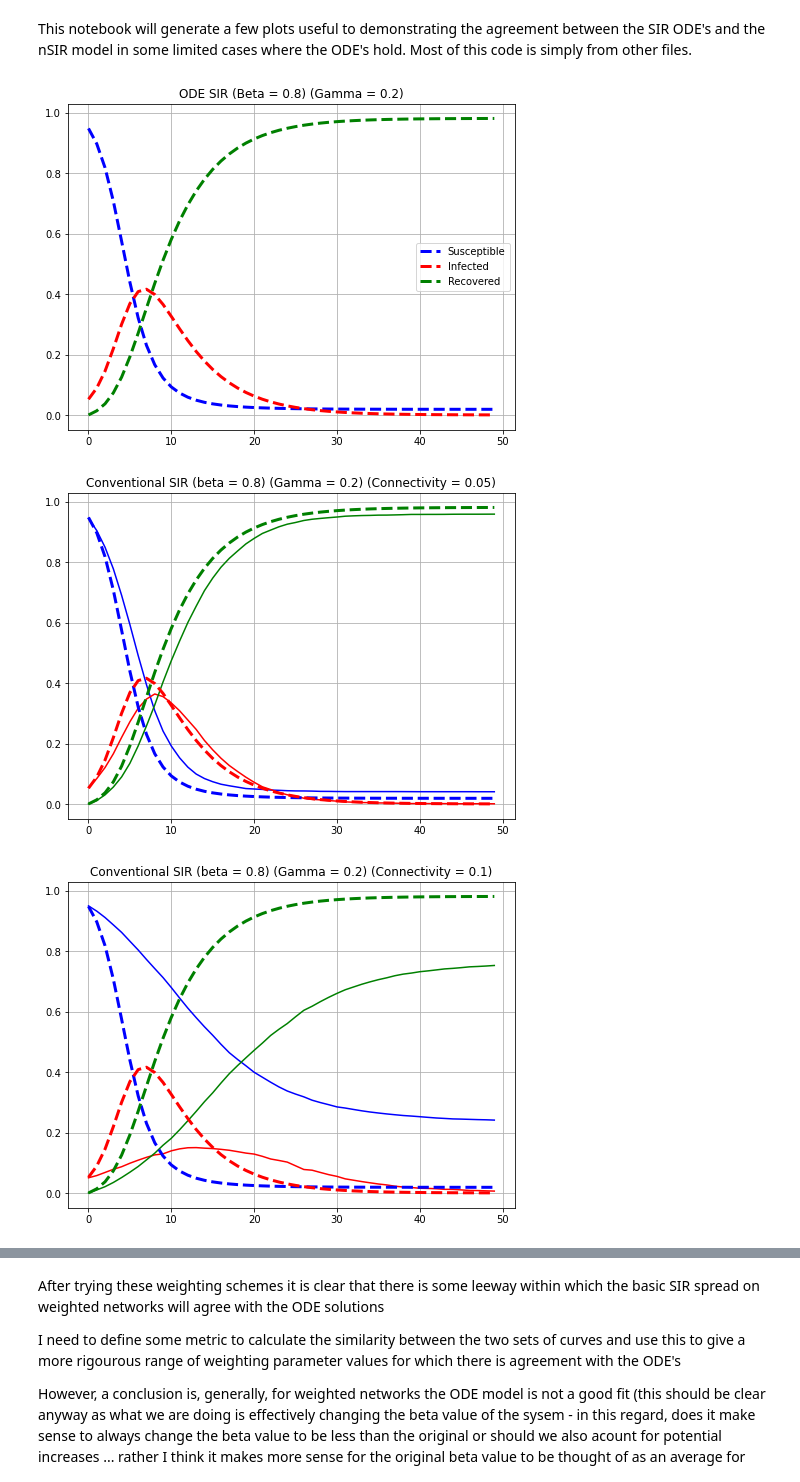
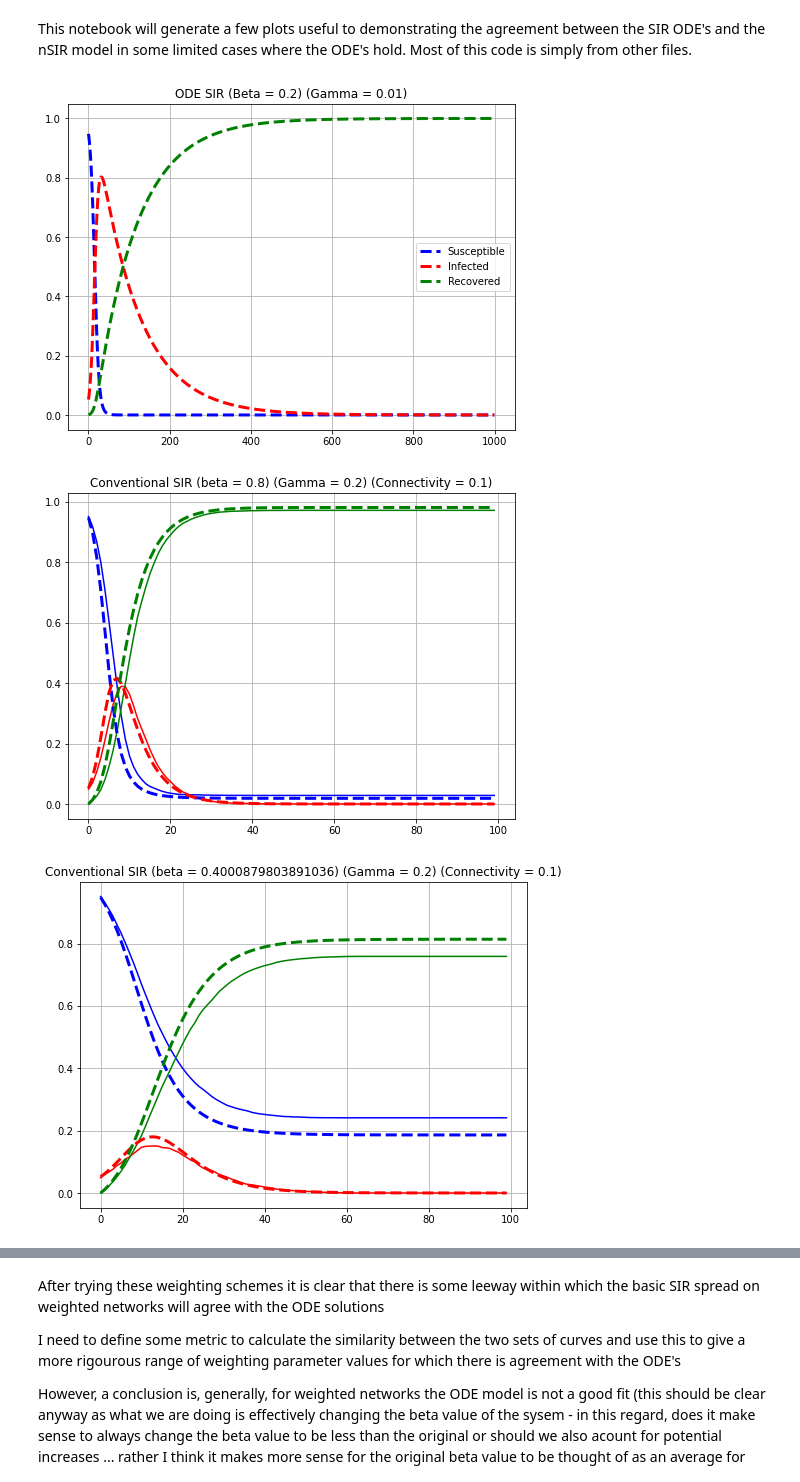
Before and after one commit to Dellapino/MSci-Project, a Jupyter notebook: Validation plots.ipynb, the cells around one changed output, grey strips where cells are left out. Cells and saved outputs as stored; diff of their text form; code cells hidden in the pictures.

```diff
--- a/Validation plots.ipynb
+++ b/Validation plots.ipynb
@@ -33,21 +33,25 @@ dataset_names = [
     'Workplace 2']
 
 simulation_params = {}
-simulation_params['Time'] = 50
+simulation_params['Time'] = 100
 simulation_params['Runs'] = 25
 simulation_params['Initial'] = 0.05
 simulation_params['Beta'] = 0.8
 simulation_params['Gamma'] = 0.2
 simulation_params['Threshold'] = 65*2 # only affects simulation
 
+original_beta = simulation_params['Beta']
+connectivity = 0.1
+
 G = nm.build_nxgraph(dataset_paths[3], False) # un-normalised weighted networkx graph
-
 N = len(G)
 # %%
 # ODE
 plt.figure(figsize=(8, 6))
 plt.grid()
-
+simulation_params['Beta'] = 0.2
+simulation_params['Gamma'] = 0.01
+simulation_params['Time'] = 1000
 analytic_time = np.arange(0, simulation_params['Time'])
 S, I, R = sir.analytic_sol(G, simulation_params)
 
@@ -60,7 +64,7 @@ plt.legend(loc = 'center right')
 
 plt.show()
 # %% [output]
-[figure, old version]
+[figure, new version]
 # %%
 def test_sir(H, params): # propogation algorithm for basic SIR on network
     update_dict = {}
@@ -147,8 +151,6 @@ def smooth_basic(H, params):
     return s_smooth, i_smooth, r_smooth
 # %%
 # ODE vs complete network (unweighted graph)
-
-connectivity = 0.05
 
 H = nx.fast_gnp_random_graph(N, connectivity) # Complete graph
 H = sir.initialise_weight(H, 1) # give every edge a weight of 1
@@ -172,42 +174,64 @@ plt.plot(t, R, linewidth = 3,  color = 'g', linestyle = 'dashed', alpha = 1)
 
 plt.grid()
 # %% [output]
-[figure, old version]
+[figure, new version]
+# %%
+
+def weighted_beta(G, original_beta): # takes the orginal beta and returns an equivalent for a weighted network
+    nodes = list(G.nodes)
+    total = 0
+    for node in nodes:
+        connections = list(G.neighbors(node))
+        subtotal = 0
+        for connection in connections:
+            subtotal += G[node][connection]['weight']
+        total += (subtotal / len(connections))
+    return original_beta * (total / len(G)) # need to divide by len(G) to give average over graph
+
+def normalize_weights(G):
+    # find the maximum weight
+    max_weight = max([G[node1][node2]['weight'] for node1, node2 in G.edges])
+    # normalize the weights
+    for node1, node2 in G.edges:
+        G[node1][node2]['weight'] /= max_weight
+    return G
 # %%
 # ODE vs complete network (randomly weighted graph)
 
 def initialise_weight_random(G): # Sets weight to all edges to 'weight'
     nodes = list(G.nodes)
     for node in nodes:
         connections = list(G.neighbors(node))
         for connection in connections:
             G[node][connection]['weight'] = random.random()
     return G
 
-connectivity = 0.1
 H = nx.fast_gnp_random_graph(N, connectivity) # Complete graph
 H = initialise_weight_random(H)
+H = normalize_weights(H)
 
+simulation_params['Beta'] = original_beta
 s, i, r = smooth_basic(H, simulation_params)
+simulation_params['Beta'] = weighted_beta(H, simulation_params['Beta'])
 S, I, R = sir.analytic_sol(H, simulation_params)
 t = np.arange(0, simulation_params['Time'])
 
 plt.figure(figsize = (8,6))
 plt.title('Conventional SIR (beta = ' + str(simulation_params['Beta']) + ') (Gamma = ' + str(simulation_params['Gamma']) + ') (Connectivity = ' + str(connectivity) + ')')
 
 # numerical
 plt.plot(t, s, label = 'susceptible', color = 'b')
 plt.plot(t, i, label = 'infected', color = 'r')
 plt.plot(t, r, label = 'recovered', color = 'g')
 
 # analytic
 plt.plot(t, S, linewidth = 3, color = 'b', linestyle = 'dashed', alpha = 1)
 plt.plot(t, I, linewidth = 3, color = 'r', linestyle = 'dashed', alpha = 1)
 plt.plot(t, R, linewidth = 3,  color = 'g', linestyle = 'dashed', alpha = 1)
 
 plt.grid()
 # %% [output]
-[figure, old version]
+[figure, new version]
 # %%
 # ODE vs complete network (linear weighted graph)
 
```
Also changed, not shown: parts of 28 cells of this notebook, 2 other files.
